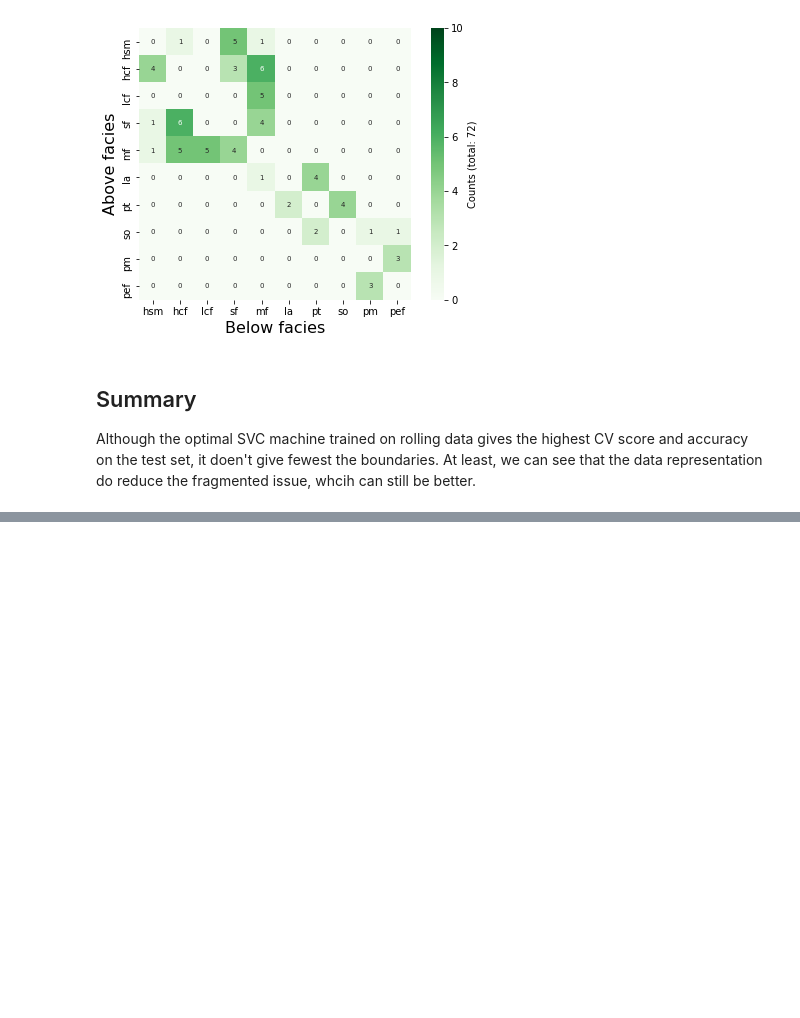
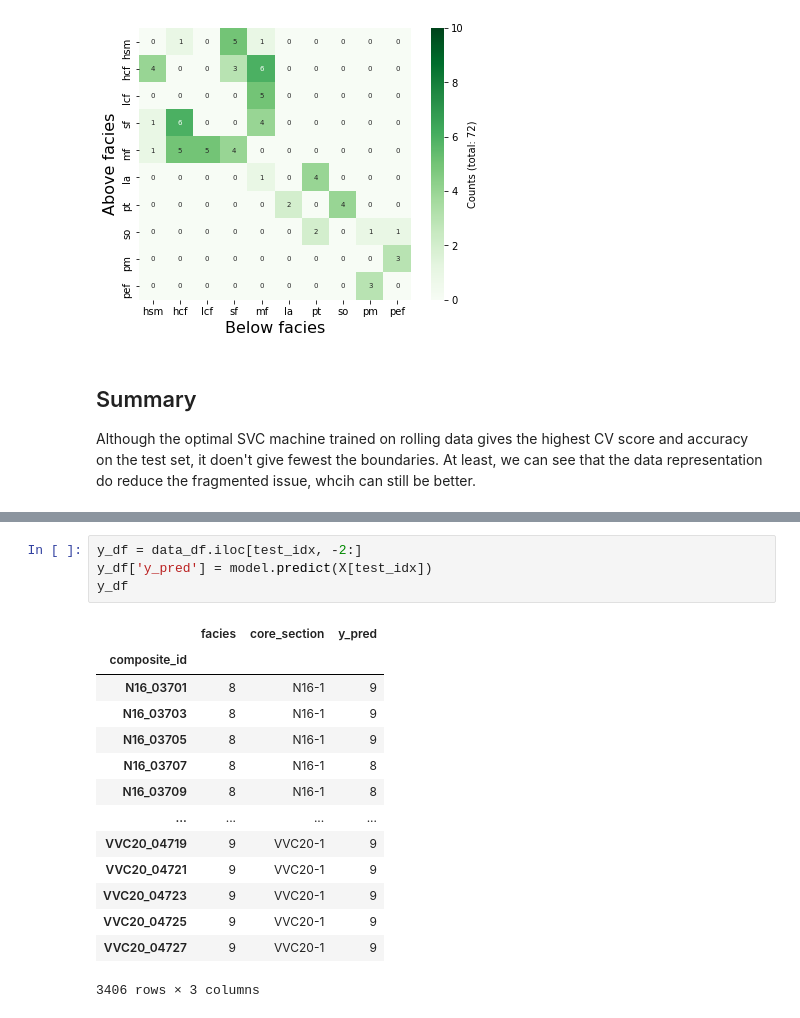
Before and after one commit to dispink/WASA-faciesXRF, a Jupyter notebook: ML_element_15.ipynb, the cells around one changed output, grey strips where cells are left out. Saved outputs shown, nothing was run; the diff lists cells and outputs as text; blank space fills up the shorter version.

```diff
--- a/ML_element_15.ipynb
+++ b/ML_element_15.ipynb
@@ -753,0 +787,19 @@ Although the optimal SVC machine trained on rolling data gives the highest CV sc
+# %%
+y_df = data_df.iloc[test_idx, -2:]
+y_df['y_pred'] = model.predict(X[test_idx])
+y_df
+# %% [output]
+|  | facies | core_section | y_pred |
+| composite_id |  |  |  |
+| N16_03701 | 8 | N16-1 | 9 |
+| N16_03703 | 8 | N16-1 | 9 |
+| N16_03705 | 8 | N16-1 | 9 |
+| N16_03707 | 8 | N16-1 | 8 |
+| N16_03709 | 8 | N16-1 | 8 |
+| ... | ... | ... | ... |
+| VVC20_04719 | 9 | VVC20-1 | 9 |
+| VVC20_04721 | 9 | VVC20-1 | 9 |
+| VVC20_04723 | 9 | VVC20-1 | 9 |
+| VVC20_04725 | 9 | VVC20-1 | 9 |
+| VVC20_04727 | 9 | VVC20-1 | 9 |
+3406 rows × 3 columns
```
Also changed, not shown: parts of 7 cells of this notebook.
